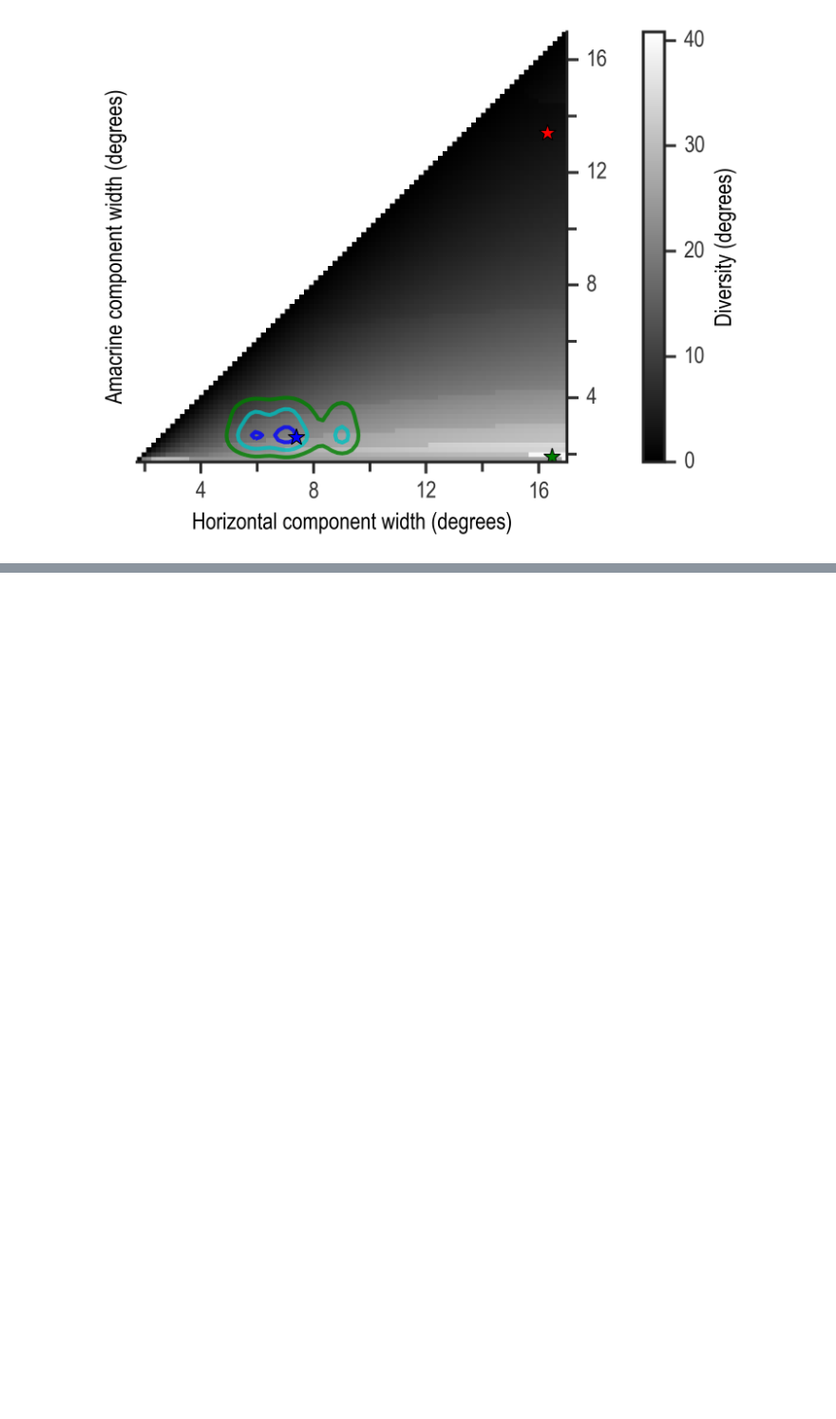
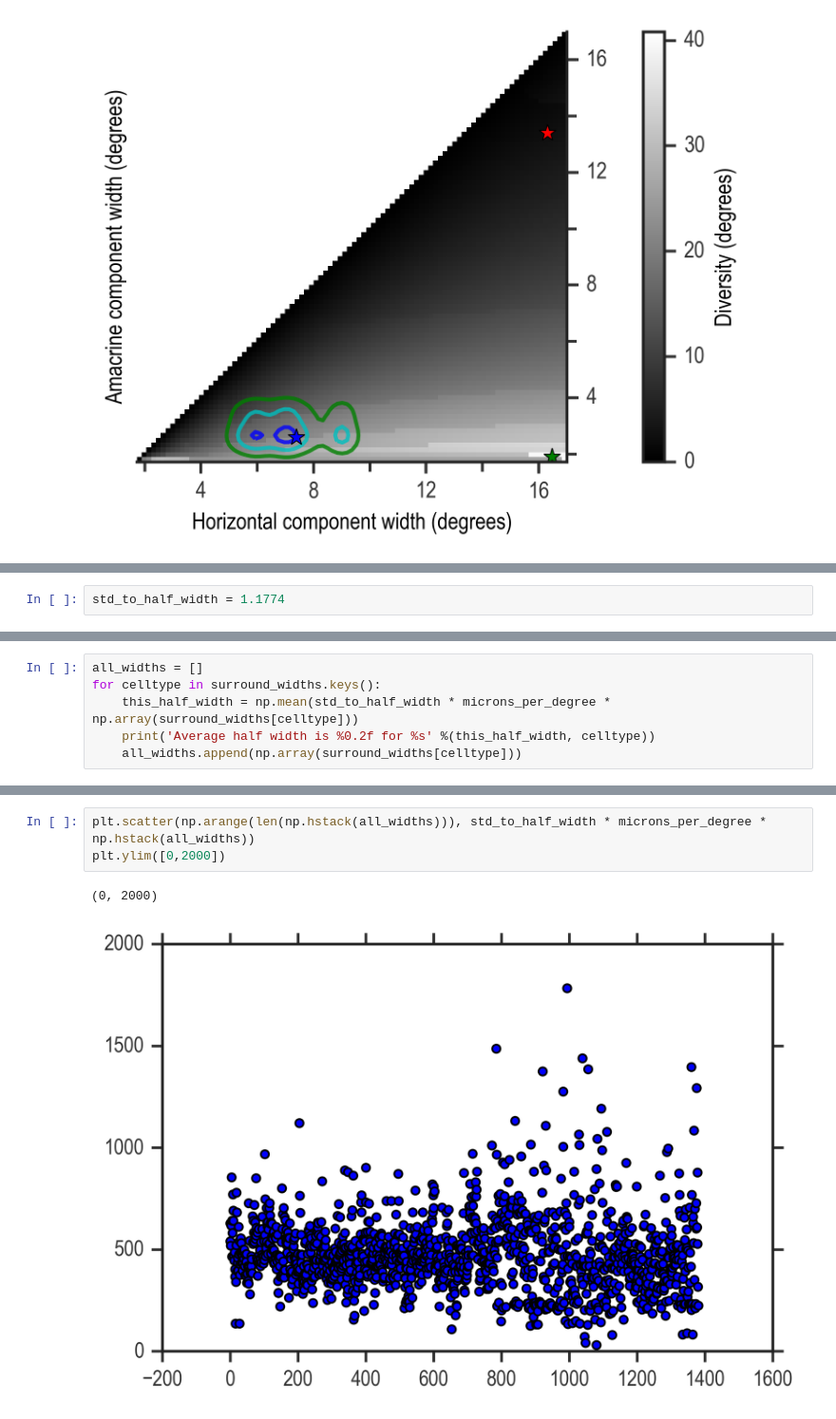
Before and after one commit to lmcintosh/ipython-notebooks, a Jupyter notebook: baccuslab/Surround - 4-2 diversity plots - minimal.ipynb, the cells around one changed output, grey strips where cells are left out. Shown at 95% size. Saved outputs shown, nothing was run; the diff lists cells and outputs as text; blank space fills up the shorter version.

Commit message:
updating notebooks with comments from surround paper

```diff
--- a/baccuslab/Surround - 4-2 diversity plots - minimal.ipynb
+++ b/baccuslab/Surround - 4-2 diversity plots - minimal.ipynb
@@ -1065,0 +1128,2 @@ plt.savefig('lower triangle of diversity smoothed contours with examples degrees
+# %%
+std_to_half_width = 1.1774
@@ -1065,0 +1138,6 @@ plt.savefig('lower triangle of diversity smoothed contours with examples degrees
+# %%
+all_widths = []
+for celltype in surround_widths.keys():
+    this_half_width = np.mean(std_to_half_width * microns_per_degree * np.array(surround_widths[celltype]))
+    print('Average half width is %0.2f for %s' %(this_half_width, celltype))
+    all_widths.append(np.array(surround_widths[celltype]))
@@ -1065,0 +1159,6 @@ plt.savefig('lower triangle of diversity smoothed contours with examples degrees
+# %%
+plt.scatter(np.arange(len(np.hstack(all_widths))), std_to_half_width * microns_per_degree * np.hstack(all_widths))
+plt.ylim([0,2000])
+# %% [output]
+(0, 2000)
+[figure, added]
```
Also changed, not shown: parts of 15 cells of this notebook, 5 other files.
